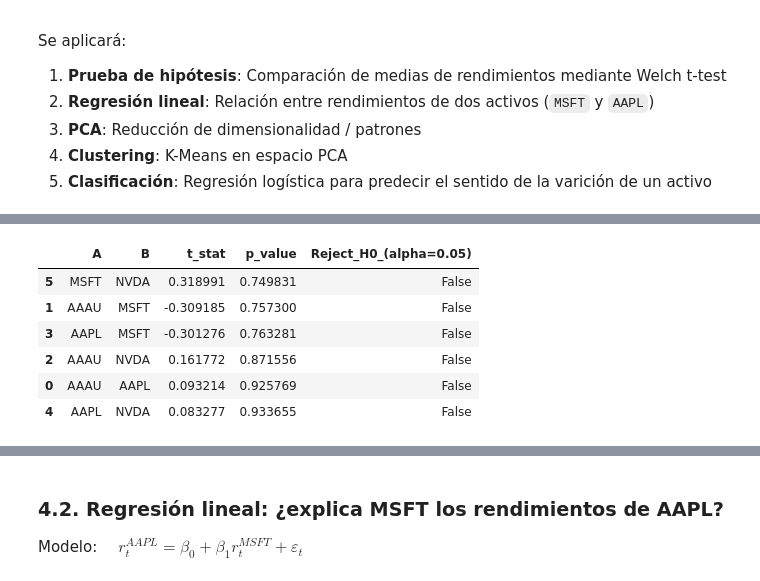
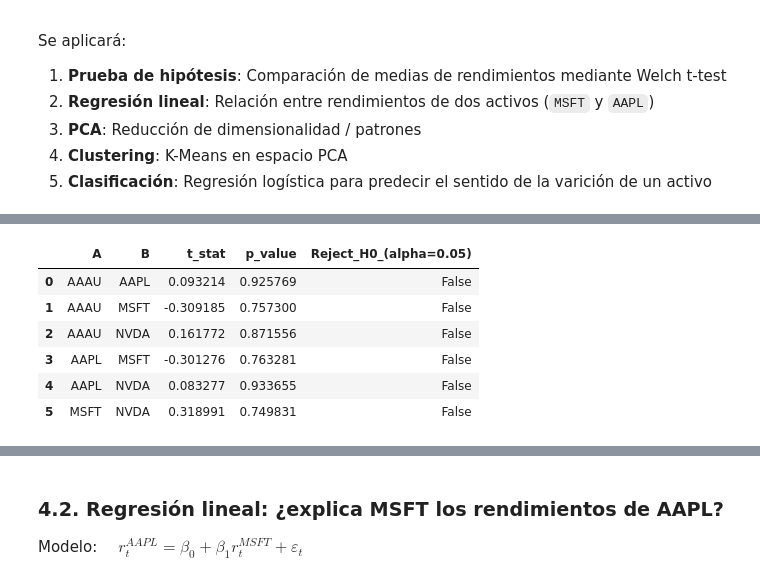
Before and after one commit to JuanCMath/Quantitative-Analysis-of-Financial-Markets, a Jupyter notebook: notebook/Notebook.ipynb, the cells around one changed output, grey strips where cells are left out. Cells and saved outputs as stored; diff of their text form; code cells hidden in the pictures.

```diff
--- a/notebook/Notebook.ipynb
+++ b/notebook/Notebook.ipynb
@@ -671,4 +726,6 @@ Nivel de significancia: $ \alpha = 0.05 $.
 # %%
+# Welch: Test de igualdad de medias por pares
+
 alpha = 0.05
 assets_list = list(X.columns)
 
@@ -681,39 +738,37 @@ for i in range(len(assets_list)):
         arr_b = X[b].to_numpy(dtype=float)
         mask = ~np.isnan(arr_a) & ~np.isnan(arr_b)
         arr_a = arr_a[mask]
         arr_b = arr_b[mask]
 
         if arr_a.size < 2 or arr_b.size < 2:
             # insufficient data to perform the test
             results_t.append({
                 "A": a, "B": b,
                 "t_stat": np.nan,
                 "p_value": np.nan,
                 "Reject_H0_(alpha=0.05)": False
             })
             continue
 
         tstat, pval = stats.ttest_ind(arr_a, arr_b, equal_var=False, nan_policy="omit")
 
         # ensure we store plain Python floats / bools (avoid ndarray/tuple types)
         tstat_f = float(np.asarray(tstat).item())
         pval_f = float(np.asarray(pval).item())
         results_t.append({
             "A": a,
             "B": b,
             "t_stat": tstat_f,
             "p_value": pval_f,
             "Reject_H0_(alpha=0.05)": pval_f < alpha
         })
 
-pd.DataFrame(results_t).sort_values("p_value")
-
-pd.DataFrame(results_t).sort_values("p_value")
+pd.DataFrame(results_t)
 # %% [output]
 |  | A | B | t_stat | p_value | Reject_H0_(alpha=0.05) |
+| 0 | AAAU | AAPL | 0.093214 | 0.925769 | False |
+| 1 | AAAU | MSFT | -0.309185 | 0.757300 | False |
+| 2 | AAAU | NVDA | 0.161772 | 0.871556 | False |
+| 3 | AAPL | MSFT | -0.301276 | 0.763281 | False |
+| 4 | AAPL | NVDA | 0.083277 | 0.933655 | False |
 | 5 | MSFT | NVDA | 0.318991 | 0.749831 | False |
-| 1 | AAAU | MSFT | -0.309185 | 0.757300 | False |
-| 3 | AAPL | MSFT | -0.301276 | 0.763281 | False |
-| 2 | AAAU | NVDA | 0.161772 | 0.871556 | False |
-| 0 | AAAU | AAPL | 0.093214 | 0.925769 | False |
-| 4 | AAPL | NVDA | 0.083277 | 0.933655 | False |
```
Also changed, not shown: parts of 6 cells of this notebook.
